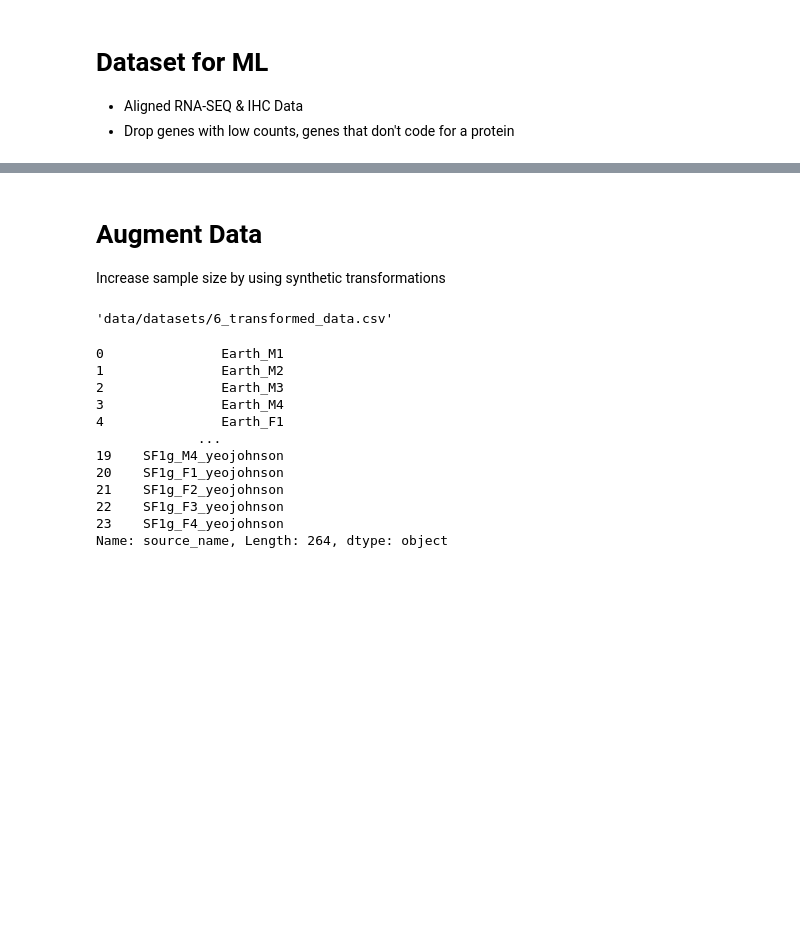
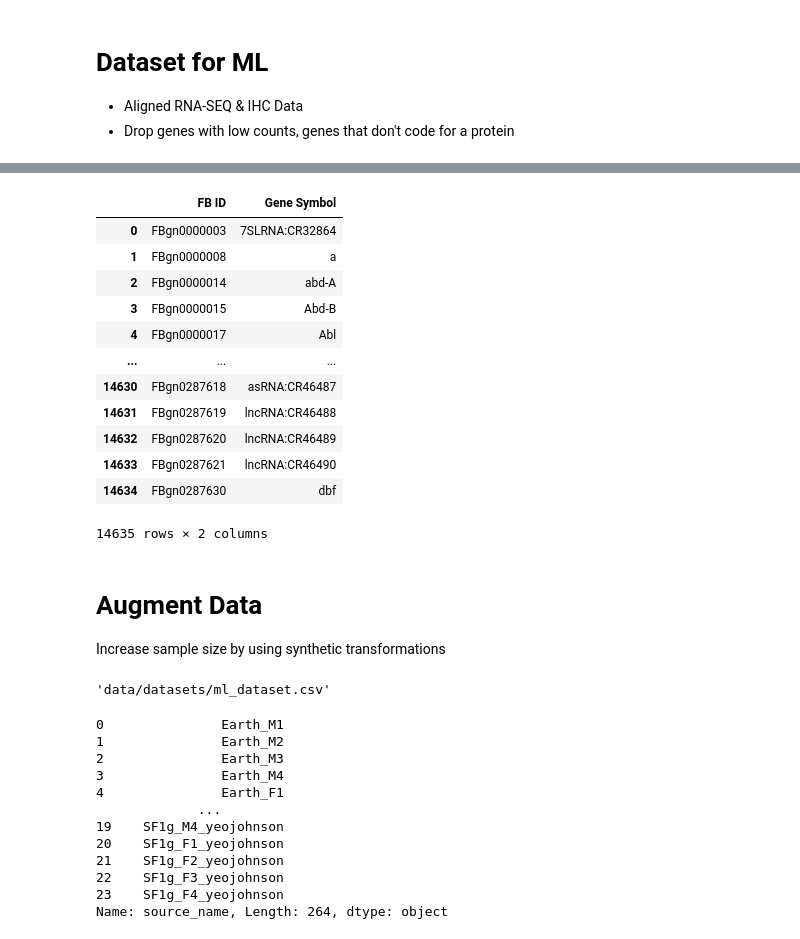
Before and after one commit to rohinsood/osdr-capstone-project, a Jupyter notebook: DataProcessing.ipynb, the cells around one changed output, grey strips where cells are left out. Cells and saved outputs as stored; diff of their text form; code cells hidden in the pictures; blank space fills up the shorter version.

```diff
--- a/DataProcessing.ipynb
+++ b/DataProcessing.ipynb
@@ -281,3 +282,21 @@ RNA-seq data shape after:  (24, 12247)
 | 22 | SF1g_F3 | 350.925252 | 1.016876 | 16.095113 | 5151.71703 | ... | 44.421473 | 0.0 | ... |
 | 23 | SF1g_F4 | 450.650643 | 2.664084 | 27.152112 | 5756.307903 | ... | 31.809993 | 0.77884 | ... |
 24 rows × 12247 columns
+# %%
+conversion_df = pd.DataFrame(list(id_to_symbol.items()), columns=['FB ID', 'Gene Symbol'])
+
+conversion_df
+# %% [output]
+|  | FB ID | Gene Symbol |
+| 0 | FBgn0000003 | 7SLRNA:CR32864 |
+| 1 | FBgn0000008 | a |
+| 2 | FBgn0000014 | abd-A |
+| 3 | FBgn0000015 | Abd-B |
+| 4 | FBgn0000017 | Abl |
+| ... | ... | ... |
+| 14630 | FBgn0287618 | asRNA:CR46487 |
+| 14631 | FBgn0287619 | lncRNA:CR46488 |
+| 14632 | FBgn0287620 | lncRNA:CR46489 |
+| 14633 | FBgn0287621 | lncRNA:CR46490 |
+| 14634 | FBgn0287630 | dbf |
+14635 rows × 2 columns
@@ -297,7 +318,7 @@ def check_and_replace_infs(df, replacement_value=1e6):
     return df
 
 # Load the gene expression data
-data = pd.read_csv("data/datasets/filtered_data.csv")
+data = pd.read_csv("filtered_data.csv")
 
 # Function to apply transformations and append to dataframe
 def transform_and_append(df, transformation, transformation_name, apply_to_whole_df=False):
@@ -340,7 +361,7 @@ def clr_transform(x):
 clr_transformed = transform_and_append(data, clr_transform, 'clr')
 
 # Median of Ratios (DESeq2) transformation approximation
-def deseq2_transform(df):
+def mr_transform(df):
     transformed_data = df.copy()
     counts = transformed_data.select_dtypes(include=[np.number])
     geometric_means = np.exp(np.mean(np.log(counts + 1), axis=0))  # Add 1 to avoid log(0)
@@ -356,8 +377,8 @@ def deseq2_transform(df):
     transformed_data.update(normalized_counts)
     return transformed_data
 
-deseq2_transformed = deseq2_transform(data)
-deseq2_transformed['source_name'] = data['source_name'] + '_deseq2'
+mr_transformed = mr_transform(data)
+mr_transformed['source_name'] = data['source_name'] + '_mr'
 
 # Apply Z-Score Normalization
 def zscore_transform(x):
@@ -408,17 +429,22 @@ transformed_data = pd.concat([
     sqrt_transformed,
     boxcox_transformed,
     clr_transformed,
-    deseq2_transformed,
+    mr_transformed,
+    zscore_transformed,
+    quantile_transformed,
     minmax_transformed,
+    robust_transformed,
+    yeo_johnson_transformed
+
 ], axis=0)
 
 # Save the transformed data
-output_file_path = 'data/datasets/6_transformed_data.csv'
+output_file_path = 'data/datasets/ml_dataset.csv'
 transformed_data.to_csv(output_file_path, index=False)
 
 output_file_path
 # %% [output]
-'data/datasets/6_transformed_data.csv'
+'data/datasets/ml_dataset.csv'
 # %%
 transformed_data["source_name"]
 # %% [output]
```
Also changed, not shown: parts of 2 cells of this notebook, 8 other files.
